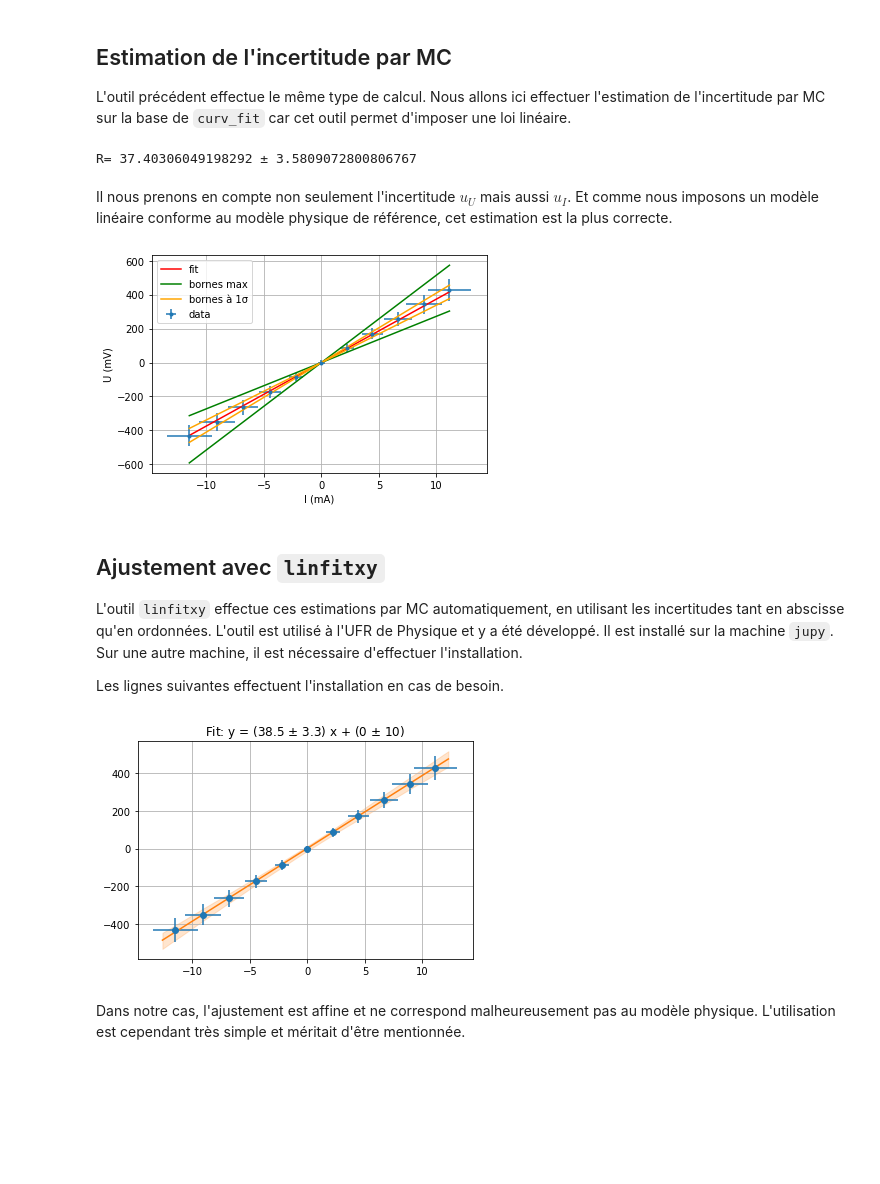
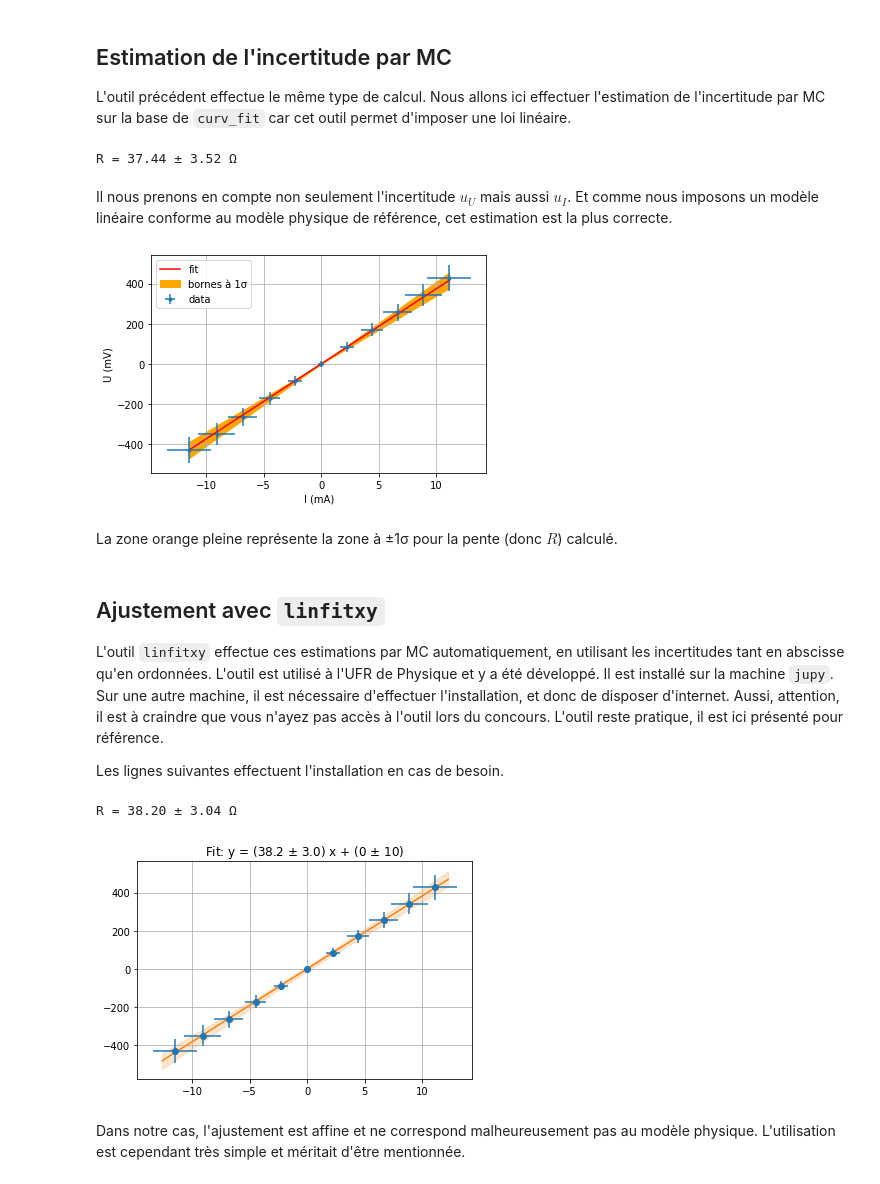
Before and after one commit to tjbtjbtjb/Vrac, a Jupyter notebook: AIPC2223/Ajustement_Ohm.ipynb, the cells around one changed output. Cells and saved outputs as stored; diff of their text form; code cells hidden in the pictures; blank space fills up the shorter version.

```diff
--- a/AIPC2223/Ajustement_Ohm.ipynb
+++ b/AIPC2223/Ajustement_Ohm.ipynb
@@ -101,47 +130,41 @@ def lin(x,a):
     return a*x
 
 nbPseudoExp = 2048
-pList = []
+pList = np.zeros(nbPseudoExp)
 for i in range(nbPseudoExp):
     U_tmp = np.random.normal(U, u_U)
     I_tmp = np.random.normal(I, u_I)
     p,cov = optimize.curve_fit(lin, I_tmp, U_tmp, p0=[40])
-    pList.append(p[0])
+    pList[i] = p[0]
 # %%
-print('R=', np.mean(pList), '±', np.std(pList))
+printResult(np.mean(pList),np.std(pList))
 # %% [output]
-R= 37.40306049198292 ± 3.5809072800806767
+R = 37.44 ± 3.52 Ω
 # %% [markdown]
 Il nous prenons en compte non seulement l'incertitude $u_U$ mais aussi $u_I$. Et comme nous imposons un modèle linéaire conforme au modèle physique de référence, cet estimation est la plus correcte.
 # %%
-sMin  = np.min(pList) # min slope
-sMax  = np.max(pList) # max slope
+mn = np.min(I) # abscisse min
+mx = np.max(I) # abscisse max
+x1 = np.array([mn,mx])
 sMean = np.mean(pList) # mean slope
-
-mn = np.min(I)
-mx = np.max(I)
-x1 = np.linspace(mn,mx,2)
-ymin  = sMin*x1
-ymax  = sMax*x1
 ymean = sMean*x1
 ylow  = (sMean-np.std(pList))*x1
 yhigh = (sMean+np.std(pList))*x1
 
 plt.errorbar(I, U, xerr=u_I, yerr=u_U, fmt='.', label='data')
 plt.plot(x1, ymean, 'r', label="fit")
-plt.plot(x1, ymin, "g")
-plt.plot(x1, ymax, "g", label="bornes max")
-plt.plot(x1, ylow,  color="orange")
-plt.plot(x1, yhigh, color="orange", label="bornes à 1σ")
+plt.fill_between(x1, ylow, y2=yhigh, color="orange", label="bornes à 1σ")
 plt.legend()
 plt.xlabel('I (mA)')
 plt.ylabel('U (mV)')
 plt.grid()
 # %% [output]
-[figure, old version]
+[figure, new version]
+# %% [markdown]
+La zone orange pleine représente la zone à ±1σ pour la pente (donc $R$) calculé.
 # %% [markdown]
 ## Ajustement avec `linfitxy`
-L'outil `linfitxy` effectue ces estimations par MC automatiquement, en utilisant les incertitudes tant en abscisse qu'en ordonnées. L'outil est utilisé à l'UFR de Physique et y a été développé. Il est installé sur la machine `jupy`. Sur une autre machine, il est nécessaire d'effectuer l'installation.
+L'outil `linfitxy` effectue ces estimations par MC automatiquement, en utilisant les incertitudes tant en abscisse qu'en ordonnées. L'outil est utilisé à l'UFR de Physique et y a été développé. Il est installé sur la machine `jupy`. Sur une autre machine, il est nécessaire d'effectuer l'installation, et donc de disposer d'internet. Aussi, attention, il est à craindre que vous n'ayez pas accès à l'outil lors du concours. L'outil reste pratique, il est ici présenté pour référence.
 
 Les lignes suivantes effectuent l'installation en cas de besoin.
 # %%
@@ -154,9 +177,12 @@ if fitutils_info == None:
 
 import fitutils as fu
 # %%
-fu.linfitxy(I, U, u_I, u_U, plot=True)
+out=fu.linfitxy(I, U, u_I, u_U, plot=True)
 plt.grid()
+
+printResult(out[0],out[2])
 # %% [output]
+R = 38.20 ± 3.04 Ω
 [figure]
 # %% [markdown]
 Dans notre cas, l'ajustement est affine et ne correspond malheureusement pas au modèle physique. L'utilisation est cependant très simple et méritait d'être mentionnée.
```
Also changed, not shown: parts of 31 cells of this notebook.
